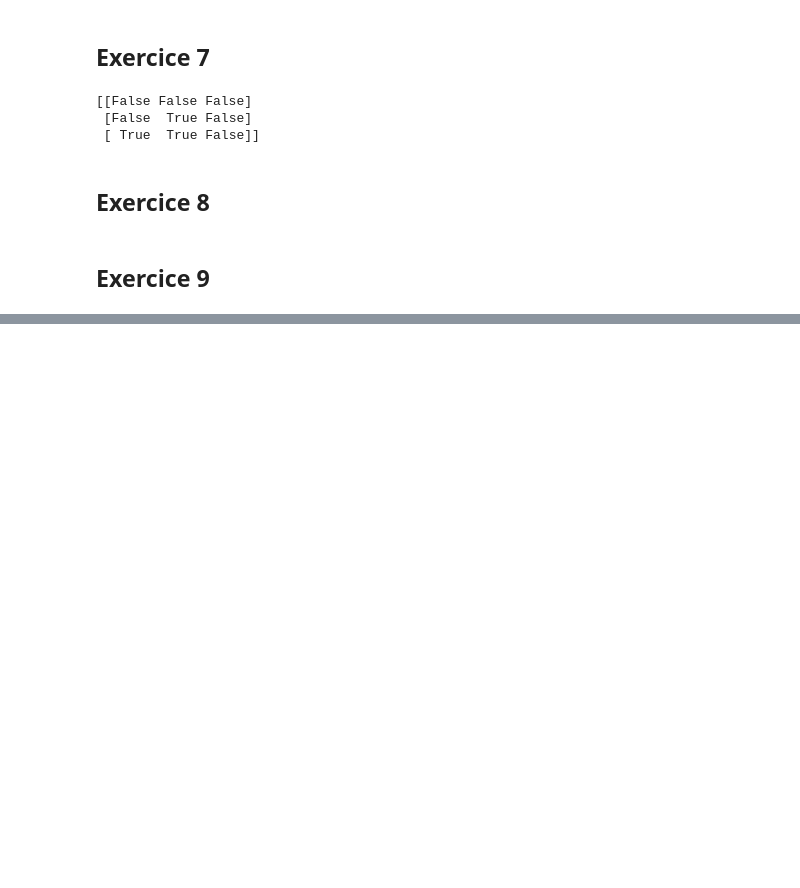
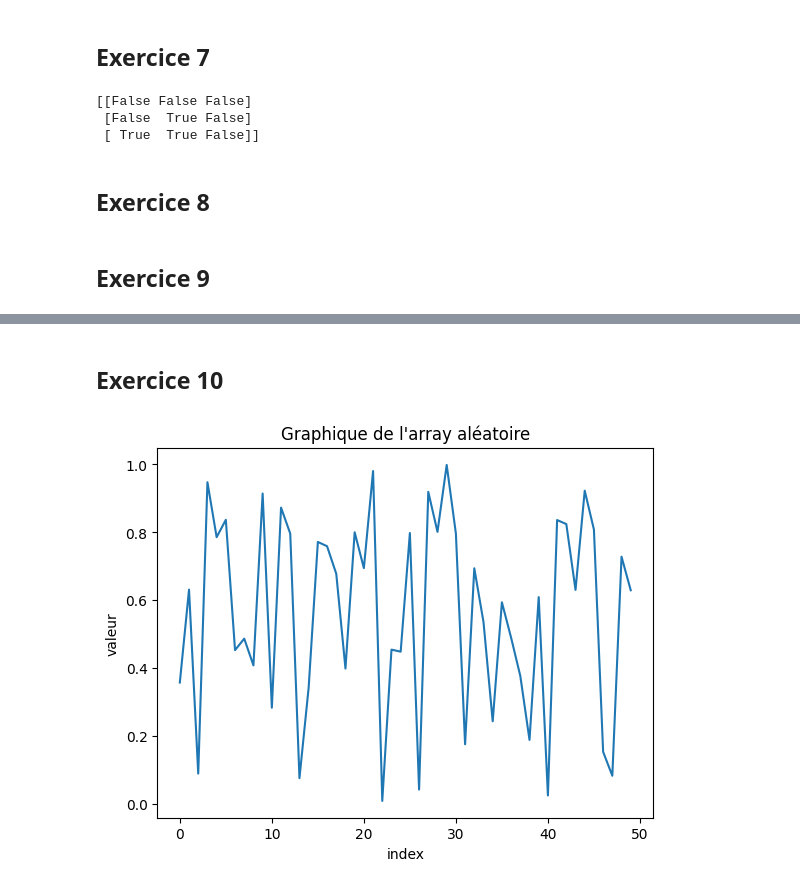
Before and after one commit to ZiaoKolo/DI-Bootcamp, a Jupyter notebook: Week3/Day2/ExerciseXP/exercice_xp.ipynb, the cells around one changed output, grey strips where cells are left out. Cells and saved outputs as stored; diff of their text form; code cells hidden in the pictures; blank space fills up the shorter version.

```diff
--- a/Week3/Day2/ExerciseXP/exercice_xp.ipynb
+++ b/Week3/Day2/ExerciseXP/exercice_xp.ipynb
@@ -203,0 +209,11 @@ print(df)
+# %% [markdown]
+## Exercice 10
+# %%
+array = np.random.rand(50)
+plt.plot(array)
+plt.title("Graphique de l'array aléatoire")
+plt.xlabel("index")
+plt.ylabel("valeur")
+plt.show()
+# %% [output]
+[figure, added]
```
Also changed, not shown: parts of 1 cell of this notebook, 5 other files.
